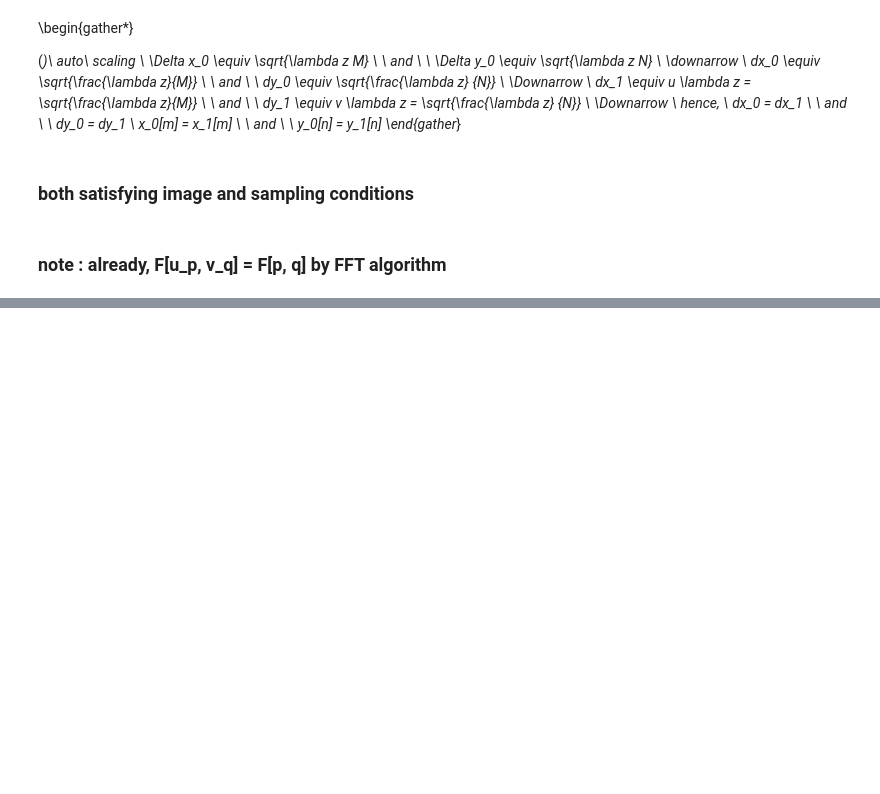
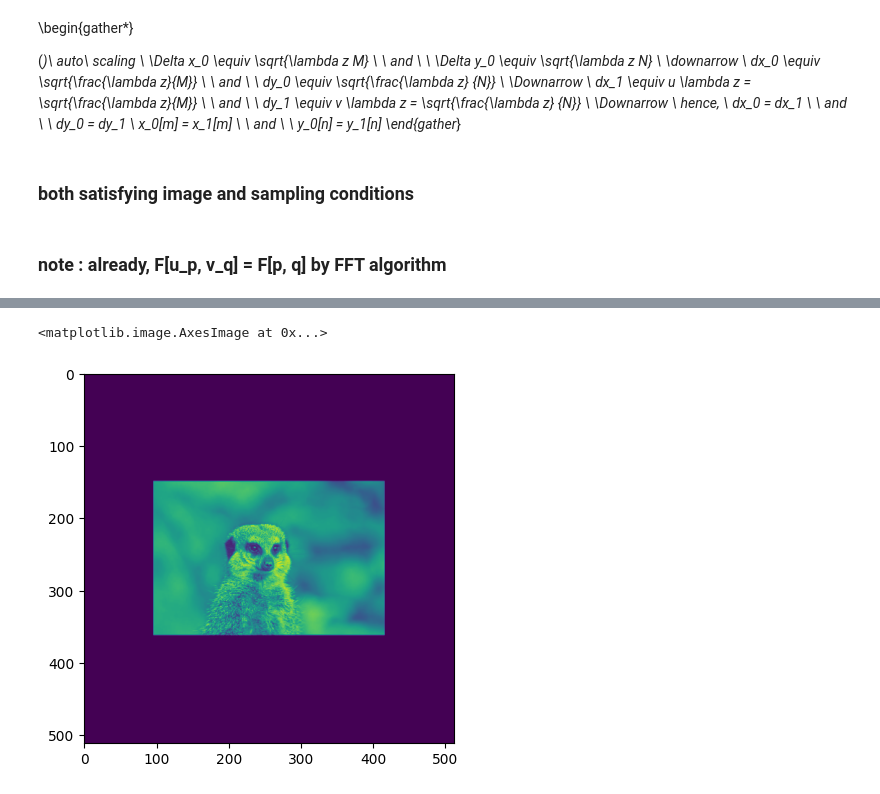
Before and after one commit to rkka02/holography_v0, a Jupyter notebook: holo.ipynb, the cells around one changed output, grey strips where cells are left out. Saved outputs shown, nothing was run; the diff lists cells and outputs as text; code cells hidden in the pictures; blank space fills up the shorter version.

```diff
--- a/holo.ipynb
+++ b/holo.ipynb
@@ -80,3 +86,9 @@ a = (a - a.min())/(a.max() - a.min())
+# %%
+import cv2
+plt.imshow(cv2.resize(a, dsize=(0,0), fx=0.5, fy=0.5))
+# %% [output]
+<matplotlib.image.AxesImage at 0x...>
+[figure, added]
 # %%
 source = a.copy()
 lam = 633*nm
```
Also changed, not shown: parts of 5 cells of this notebook, 1 other file.
